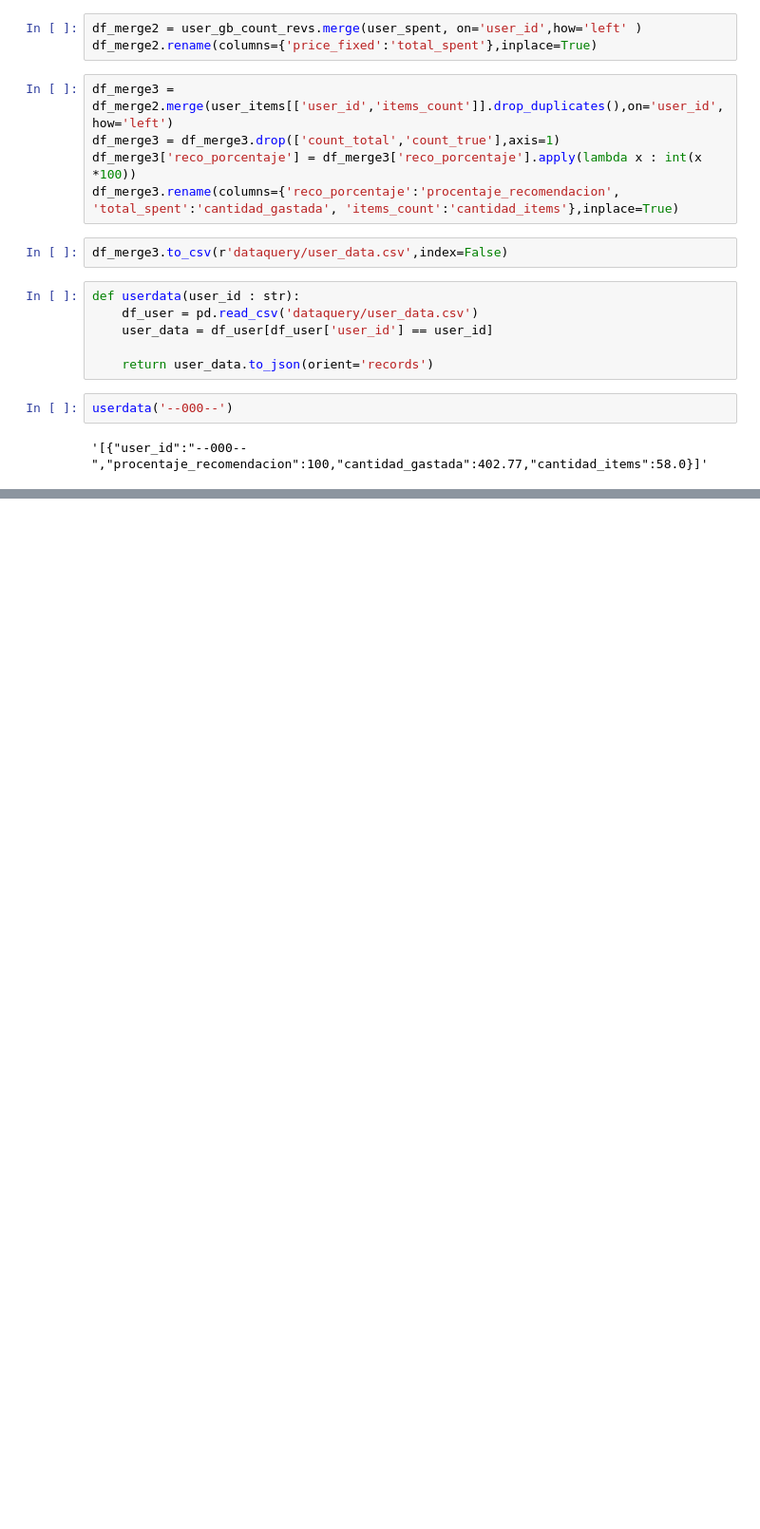
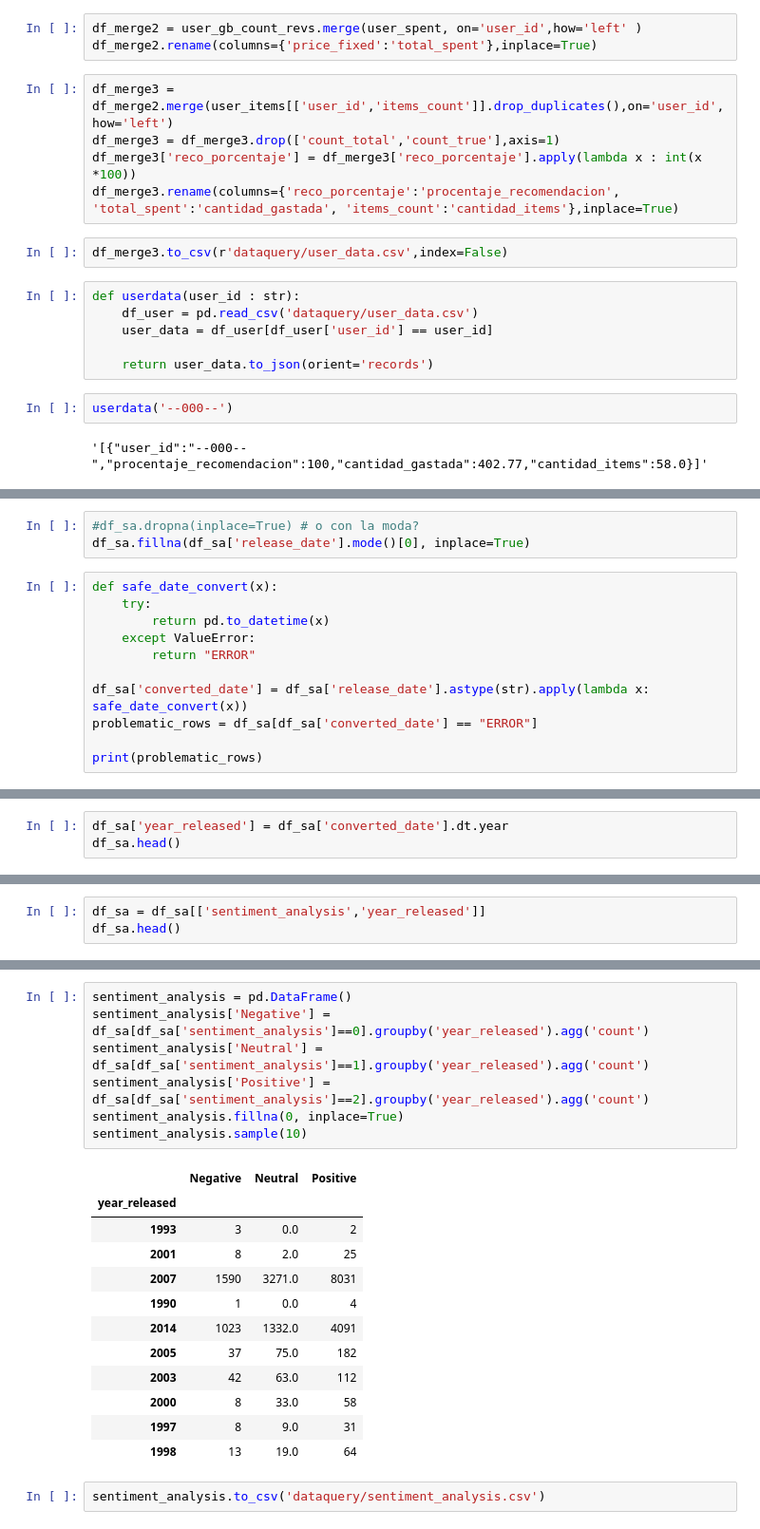
Before and after one commit to kimnegrette3/MLOps-Steam-Recommender-System, a Jupyter notebook: consultas_endpoints.ipynb, the cells around one changed output, grey strips where cells are left out. Shown at 95% size. Saved outputs shown, nothing was run; the diff lists cells and outputs as text; blank space fills up the shorter version.

```diff
--- a/consultas_endpoints.ipynb
+++ b/consultas_endpoints.ipynb
@@ -185,0 +320,14 @@ userdata('--000--')
+# %%
+#df_sa.dropna(inplace=True) # o con la moda?
+df_sa.fillna(df_sa['release_date'].mode()[0], inplace=True)
+# %%
+def safe_date_convert(x):
+    try:
+        return pd.to_datetime(x)
+    except ValueError:
+        return "ERROR"
+
+df_sa['converted_date'] = df_sa['release_date'].astype(str).apply(lambda x: safe_date_convert(x))
+problematic_rows = df_sa[df_sa['converted_date'] == "ERROR"]
+
+print(problematic_rows)
@@ -185,0 +353,3 @@ userdata('--000--')
+# %%
+df_sa['year_released'] = df_sa['converted_date'].dt.year
+df_sa.head()
@@ -185,0 +363,3 @@ userdata('--000--')
+# %%
+df_sa = df_sa[['sentiment_analysis','year_released']]
+df_sa.head()
@@ -185,0 +373,22 @@ userdata('--000--')
+# %%
+sentiment_analysis = pd.DataFrame()
+sentiment_analysis['Negative'] = df_sa[df_sa['sentiment_analysis']==0].groupby('year_released').agg('count')
+sentiment_analysis['Neutral'] = df_sa[df_sa['sentiment_analysis']==1].groupby('year_released').agg('count')
+sentiment_analysis['Positive'] = df_sa[df_sa['sentiment_analysis']==2].groupby('year_released').agg('count')
+sentiment_analysis.fillna(0, inplace=True)
+sentiment_analysis.sample(10)
+# %% [output]
+|  | Negative | Neutral | Positive |
+| year_released |  |  |  |
+| 1993 | 3 | 0.0 | 2 |
+| 2001 | 8 | 2.0 | 25 |
+| 2007 | 1590 | 3271.0 | 8031 |
+| 1990 | 1 | 0.0 | 4 |
+| 2014 | 1023 | 1332.0 | 4091 |
+| 2005 | 37 | 75.0 | 182 |
+| 2003 | 42 | 63.0 | 112 |
+| 2000 | 8 | 33.0 | 58 |
+| 1997 | 8 | 9.0 | 31 |
+| 1998 | 13 | 19.0 | 64 |
+# %%
+sentiment_analysis.to_csv('dataquery/sentiment_analysis.csv')
```
Also changed, not shown: parts of 19 cells of this notebook, 2 other files.
